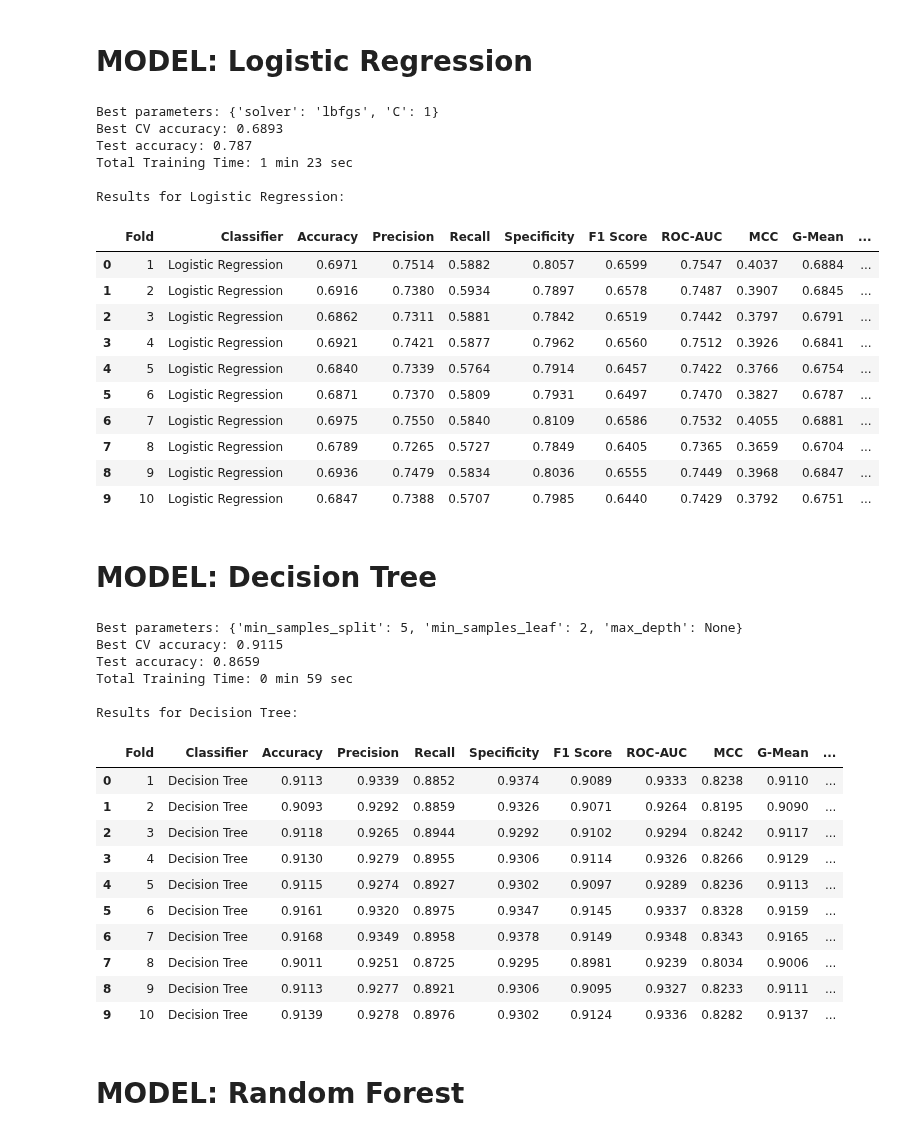
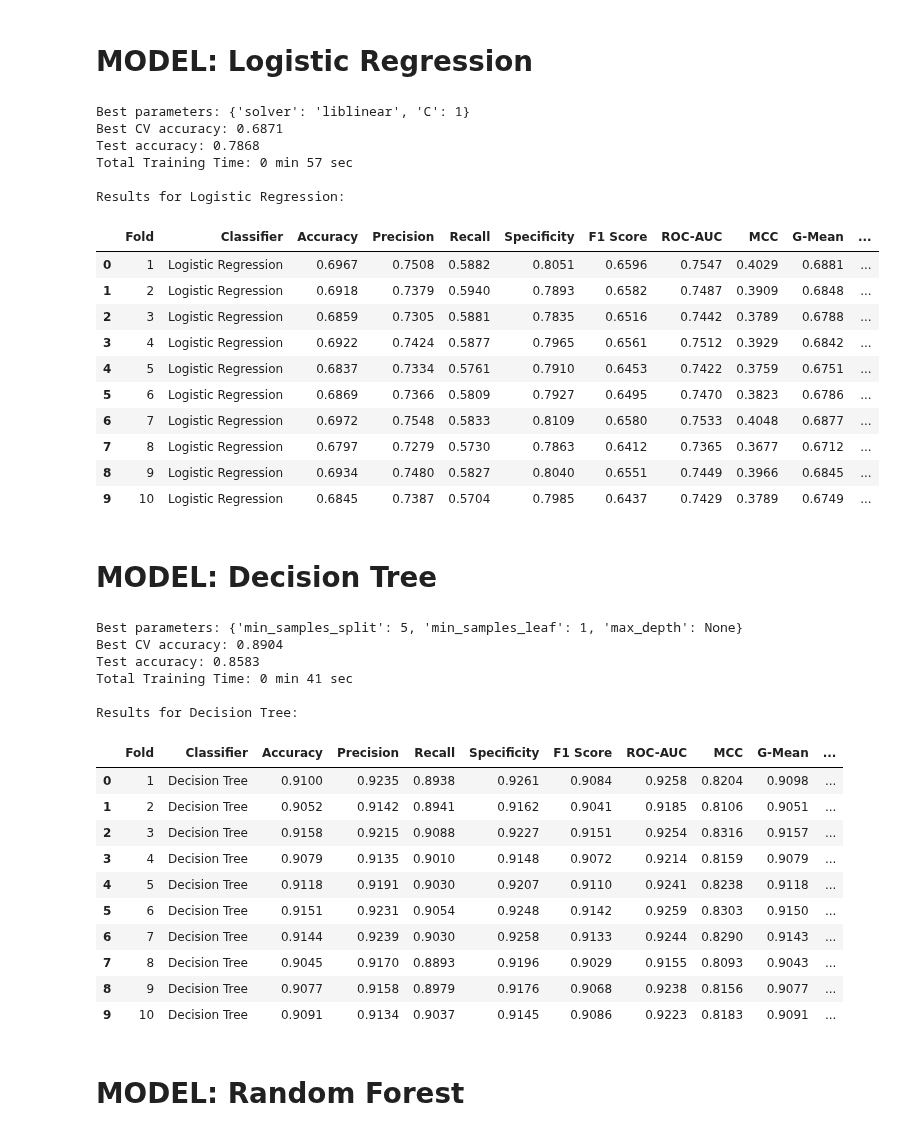
Before and after one commit to sap-tarshi-ghosh/Bank_Marketing_Project_Sk_Kamrej, a Jupyter notebook: Code/BMP_ADASYN.ipynb, the cells around one changed output. Drawn from its saved outputs; the diff is of its cells as text; code cells hidden in the pictures.

```diff
--- a/Code/BMP_ADASYN.ipynb
+++ b/Code/BMP_ADASYN.ipynb
@@ -149,7 +149,7 @@ params = {
 }
 
 # Randomized Search
-search = RandomizedSearchCV(model, params, n_iter=10, cv=skf, scoring="accuracy", n_jobs=-1)
+search = RandomizedSearchCV(model, params, n_iter=10, cv=5, scoring="accuracy", n_jobs=-1)
 
 # Train
 start_total = time.time()
@@ -177,23 +177,23 @@ print(f"Total Training Time: {mins} min {secs} sec")
 # Fold-wise evaluation
 evaluate_model("Logistic Regression", best_model)
 # %% [output]
-Best parameters: {'solver': 'lbfgs', 'C': 1}
-Best CV accuracy: 0.6893
-Test accuracy: 0.787
-Total Training Time: 1 min 23 sec
+Best parameters: {'solver': 'liblinear', 'C': 1}
+Best CV accuracy: 0.6871
+Test accuracy: 0.7868
+Total Training Time: 0 min 57 sec
 
 Results for Logistic Regression:
 |  | Fold | Classifier | Accuracy | Precision | Recall | Specificity | F1 Score | ROC-AUC | MCC | G-Mean | ... |
-| 0 | 1 | Logistic Regression | 0.6971 | 0.7514 | 0.5882 | 0.8057 | 0.6599 | 0.7547 | 0.4037 | 0.6884 | ... |
-| 1 | 2 | Logistic Regression | 0.6916 | 0.7380 | 0.5934 | 0.7897 | 0.6578 | 0.7487 | 0.3907 | 0.6845 | ... |
-| 2 | 3 | Logistic Regression | 0.6862 | 0.7311 | 0.5881 | 0.7842 | 0.6519 | 0.7442 | 0.3797 | 0.6791 | ... |
-| 3 | 4 | Logistic Regression | 0.6921 | 0.7421 | 0.5877 | 0.7962 | 0.6560 | 0.7512 | 0.3926 | 0.6841 | ... |
-| 4 | 5 | Logistic Regression | 0.6840 | 0.7339 | 0.5764 | 0.7914 | 0.6457 | 0.7422 | 0.3766 | 0.6754 | ... |
-| 5 | 6 | Logistic Regression | 0.6871 | 0.7370 | 0.5809 | 0.7931 | 0.6497 | 0.7470 | 0.3827 | 0.6787 | ... |
-| 6 | 7 | Logistic Regression | 0.6975 | 0.7550 | 0.5840 | 0.8109 | 0.6586 | 0.7532 | 0.4055 | 0.6881 | ... |
-| 7 | 8 | Logistic Regression | 0.6789 | 0.7265 | 0.5727 | 0.7849 | 0.6405 | 0.7365 | 0.3659 | 0.6704 | ... |
-| 8 | 9 | Logistic Regression | 0.6936 | 0.7479 | 0.5834 | 0.8036 | 0.6555 | 0.7449 | 0.3968 | 0.6847 | ... |
-| 9 | 10 | Logistic Regression | 0.6847 | 0.7388 | 0.5707 | 0.7985 | 0.6440 | 0.7429 | 0.3792 | 0.6751 | ... |
+| 0 | 1 | Logistic Regression | 0.6967 | 0.7508 | 0.5882 | 0.8051 | 0.6596 | 0.7547 | 0.4029 | 0.6881 | ... |
+| 1 | 2 | Logistic Regression | 0.6918 | 0.7379 | 0.5940 | 0.7893 | 0.6582 | 0.7487 | 0.3909 | 0.6848 | ... |
+| 2 | 3 | Logistic Regression | 0.6859 | 0.7305 | 0.5881 | 0.7835 | 0.6516 | 0.7442 | 0.3789 | 0.6788 | ... |
+| 3 | 4 | Logistic Regression | 0.6922 | 0.7424 | 0.5877 | 0.7965 | 0.6561 | 0.7512 | 0.3929 | 0.6842 | ... |
+| 4 | 5 | Logistic Regression | 0.6837 | 0.7334 | 0.5761 | 0.7910 | 0.6453 | 0.7422 | 0.3759 | 0.6751 | ... |
+| 5 | 6 | Logistic Regression | 0.6869 | 0.7366 | 0.5809 | 0.7927 | 0.6495 | 0.7470 | 0.3823 | 0.6786 | ... |
+| 6 | 7 | Logistic Regression | 0.6972 | 0.7548 | 0.5833 | 0.8109 | 0.6580 | 0.7533 | 0.4048 | 0.6877 | ... |
+| 7 | 8 | Logistic Regression | 0.6797 | 0.7279 | 0.5730 | 0.7863 | 0.6412 | 0.7365 | 0.3677 | 0.6712 | ... |
+| 8 | 9 | Logistic Regression | 0.6934 | 0.7480 | 0.5827 | 0.8040 | 0.6551 | 0.7449 | 0.3966 | 0.6845 | ... |
+| 9 | 10 | Logistic Regression | 0.6845 | 0.7387 | 0.5704 | 0.7985 | 0.6437 | 0.7429 | 0.3789 | 0.6749 | ... |
 # %% [markdown]
 # MODEL: Decision Tree
 # %%
@@ -213,51 +213,51 @@ params = {
 }
 
 # Randomized Search
-search = RandomizedSearchCV(model, params, n_iter=10, cv=skf, scoring="accuracy", n_jobs=-1)
+search = RandomizedSearchCV(model, params, n_iter=10, cv=5, scoring="accuracy", n_jobs=-1)
 
 # Train
 start_total = time.time()
 
 search.fit(X_train_ad, y_train_ad)
 
 total_training_time = time.time() - start_total
 
 best_model = search.best_estimator_
 
 # Output
 print("Best parameters:", search.best_params_)
 print("Best CV accuracy:", round(search.best_score_,4))
 
 # Test accuracy
 y_pred = best_model.predict(X_test_scaled)
 print("Test accuracy:", round(accuracy_score(y_test, y_pred),4))
 
 # Training time
 mins = int(total_training_time // 60)
 secs = int(total_training_time % 60)
 
 print(f"Total Training Time: {mins} min {secs} sec")
 
 # Fold-wise evaluation
 evaluate_model("Decision Tree", best_model)
 # %% [output]
-Best parameters: {'min_samples_split': 5, 'min_samples_leaf': 2, 'max_depth': None}
-Best CV accuracy: 0.9115
-Test accuracy: 0.8659
-Total Training Time: 0 min 59 sec
+Best parameters: {'min_samples_split': 5, 'min_samples_leaf': 1, 'max_depth': None}
+Best CV accuracy: 0.8904
+Test accuracy: 0.8583
+Total Training Time: 0 min 41 sec
 
 Results for Decision Tree:
 |  | Fold | Classifier | Accuracy | Precision | Recall | Specificity | F1 Score | ROC-AUC | MCC | G-Mean | ... |
-| 0 | 1 | Decision Tree | 0.9113 | 0.9339 | 0.8852 | 0.9374 | 0.9089 | 0.9333 | 0.8238 | 0.9110 | ... |
-| 1 | 2 | Decision Tree | 0.9093 | 0.9292 | 0.8859 | 0.9326 | 0.9071 | 0.9264 | 0.8195 | 0.9090 | ... |
-| 2 | 3 | Decision Tree | 0.9118 | 0.9265 | 0.8944 | 0.9292 | 0.9102 | 0.9294 | 0.8242 | 0.9117 | ... |
-| 3 | 4 | Decision Tree | 0.9130 | 0.9279 | 0.8955 | 0.9306 | 0.9114 | 0.9326 | 0.8266 | 0.9129 | ... |
-| 4 | 5 | Decision Tree | 0.9115 | 0.9274 | 0.8927 | 0.9302 | 0.9097 | 0.9289 | 0.8236 | 0.9113 | ... |
-| 5 | 6 | Decision Tree | 0.9161 | 0.9320 | 0.8975 | 0.9347 | 0.9145 | 0.9337 | 0.8328 | 0.9159 | ... |
-| 6 | 7 | Decision Tree | 0.9168 | 0.9349 | 0.8958 | 0.9378 | 0.9149 | 0.9348 | 0.8343 | 0.9165 | ... |
-| 7 | 8 | Decision Tree | 0.9011 | 0.9251 | 0.8725 | 0.9295 | 0.8981 | 0.9239 | 0.8034 | 0.9006 | ... |
-| 8 | 9 | Decision Tree | 0.9113 | 0.9277 | 0.8921 | 0.9306 | 0.9095 | 0.9327 | 0.8233 | 0.9111 | ... |
-| 9 | 10 | Decision Tree | 0.9139 | 0.9278 | 0.8976 | 0.9302 | 0.9124 | 0.9336 | 0.8282 | 0.9137 | ... |
+| 0 | 1 | Decision Tree | 0.9100 | 0.9235 | 0.8938 | 0.9261 | 0.9084 | 0.9258 | 0.8204 | 0.9098 | ... |
+| 1 | 2 | Decision Tree | 0.9052 | 0.9142 | 0.8941 | 0.9162 | 0.9041 | 0.9185 | 0.8106 | 0.9051 | ... |
+| 2 | 3 | Decision Tree | 0.9158 | 0.9215 | 0.9088 | 0.9227 | 0.9151 | 0.9254 | 0.8316 | 0.9157 | ... |
+| 3 | 4 | Decision Tree | 0.9079 | 0.9135 | 0.9010 | 0.9148 | 0.9072 | 0.9214 | 0.8159 | 0.9079 | ... |
+| 4 | 5 | Decision Tree | 0.9118 | 0.9191 | 0.9030 | 0.9207 | 0.9110 | 0.9241 | 0.8238 | 0.9118 | ... |
+| 5 | 6 | Decision Tree | 0.9151 | 0.9231 | 0.9054 | 0.9248 | 0.9142 | 0.9259 | 0.8303 | 0.9150 | ... |
+| 6 | 7 | Decision Tree | 0.9144 | 0.9239 | 0.9030 | 0.9258 | 0.9133 | 0.9244 | 0.8290 | 0.9143 | ... |
+| 7 | 8 | Decision Tree | 0.9045 | 0.9170 | 0.8893 | 0.9196 | 0.9029 | 0.9155 | 0.8093 | 0.9043 | ... |
+| 8 | 9 | Decision Tree | 0.9077 | 0.9158 | 0.8979 | 0.9176 | 0.9068 | 0.9238 | 0.8156 | 0.9077 | ... |
+| 9 | 10 | Decision Tree | 0.9091 | 0.9134 | 0.9037 | 0.9145 | 0.9086 | 0.9223 | 0.8183 | 0.9091 | ... |
 # %% [markdown]
 # MODEL: Random Forest
 # %%
```
Also changed, not shown: parts of 15 cells of this notebook.
